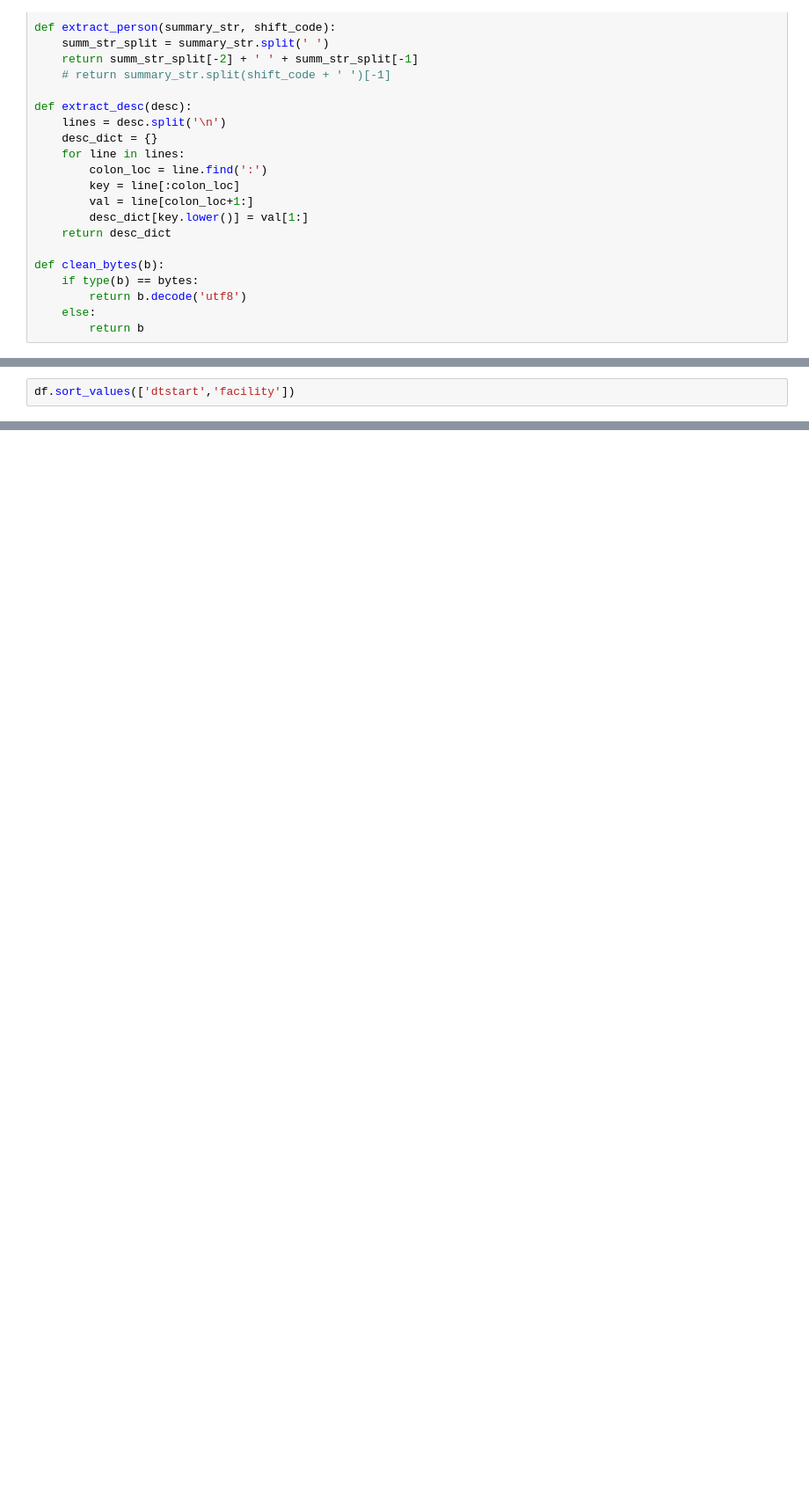
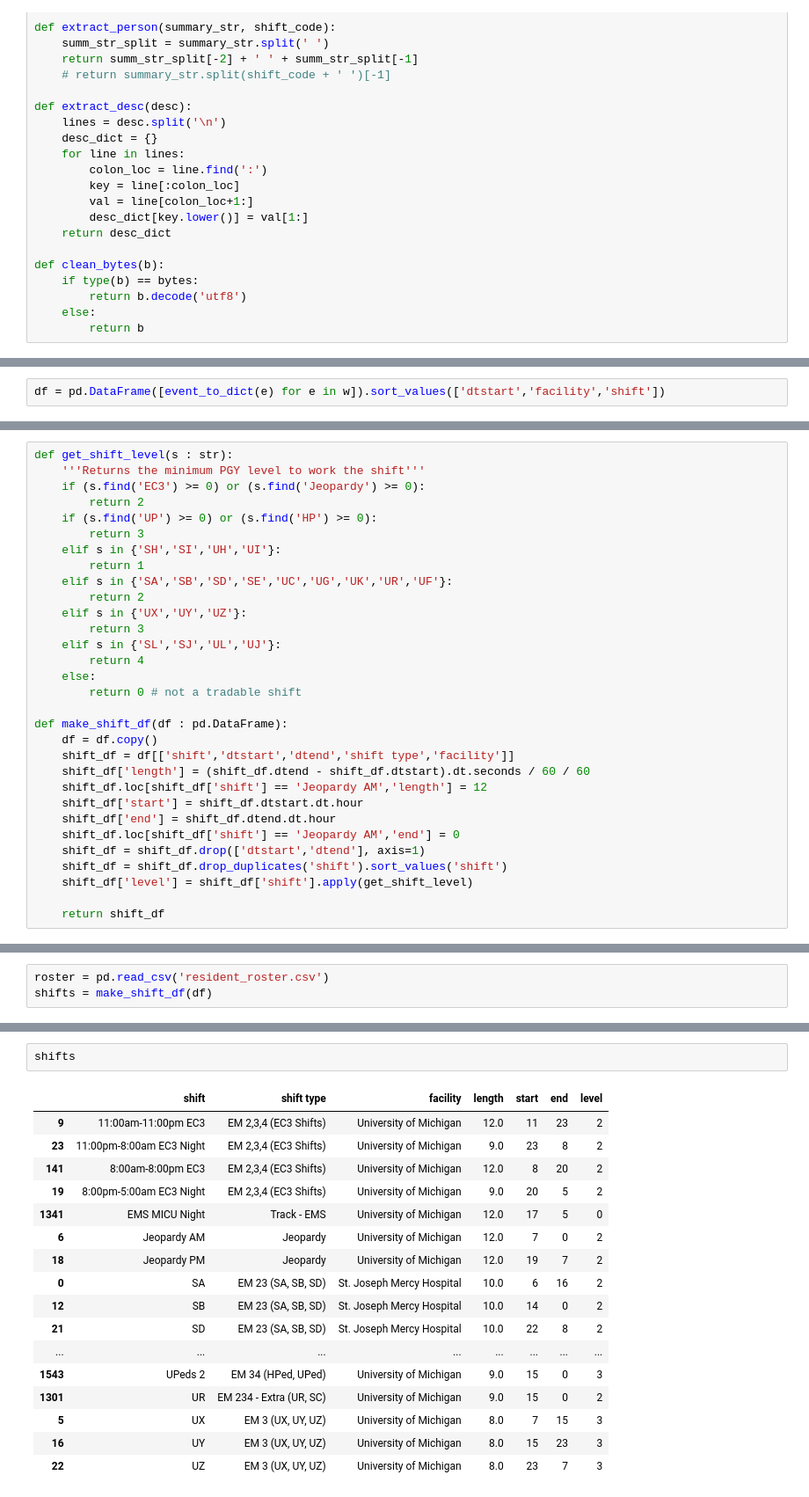
Before and after one commit to maxspad/trades, a Jupyter notebook: trades.ipynb, the cells around one changed output, grey strips where cells are left out. Shown at 88% size. Drawn from its saved outputs; the diff is of its cells as text; blank space fills up the shorter version.

Commit message:
made shift dataframe and roster

```diff
--- a/trades.ipynb
+++ b/trades.ipynb
@@ -91,2 +45,2 @@ Name: person, Length: 99, dtype: int64
 # %%
-df.sort_values(['dtstart','facility'])
+df = pd.DataFrame([event_to_dict(e) for e in w]).sort_values(['dtstart','facility','shift'])
@@ -122,0 +47,31 @@ for e in w:
+# %%
+def get_shift_level(s : str):
+    '''Returns the minimum PGY level to work the shift'''
+    if (s.find('EC3') >= 0) or (s.find('Jeopardy') >= 0):
+        return 2
+    if (s.find('UP') >= 0) or (s.find('HP') >= 0):
+        return 3
+    elif s in {'SH','SI','UH','UI'}:
+        return 1
+    elif s in {'SA','SB','SD','SE','UC','UG','UK','UR','UF'}:
+        return 2
+    elif s in {'UX','UY','UZ'}:
+        return 3
+    elif s in {'SL','SJ','UL','UJ'}:
+        return 4
+    else:
+        return 0 # not a tradable shift
+
+def make_shift_df(df : pd.DataFrame):
+    df = df.copy()
+    shift_df = df[['shift','dtstart','dtend','shift type','facility']]
+    shift_df['length'] = (shift_df.dtend - shift_df.dtstart).dt.seconds / 60 / 60
+    shift_df.loc[shift_df['shift'] == 'Jeopardy AM','length'] = 12
+    shift_df['start'] = shift_df.dtstart.dt.hour
+    shift_df['end'] = shift_df.dtend.dt.hour
+    shift_df.loc[shift_df['shift'] == 'Jeopardy AM','end'] = 0
+    shift_df = shift_df.drop(['dtstart','dtend'], axis=1)
+    shift_df = shift_df.drop_duplicates('shift').sort_values('shift')
+    shift_df['level'] = shift_df['shift'].apply(get_shift_level)
+
+    return shift_df
@@ -122,0 +81,3 @@ for e in w:
+# %%
+roster = pd.read_csv('resident_roster.csv')
+shifts = make_shift_df(df)
@@ -122,0 +121,20 @@ for e in w:
+# %%
+shifts
+# %% [output]
+|  | shift | shift type | facility | length | start | end | level |
+| 9 | 11:00am-11:00pm EC3 | EM 2,3,4 (EC3 Shifts) | University of Michigan | 12.0 | 11 | 23 | 2 |
+| 23 | 11:00pm-8:00am EC3 Night | EM 2,3,4 (EC3 Shifts) | University of Michigan | 9.0 | 23 | 8 | 2 |
+| 141 | 8:00am-8:00pm EC3 | EM 2,3,4 (EC3 Shifts) | University of Michigan | 12.0 | 8 | 20 | 2 |
+| 19 | 8:00pm-5:00am EC3 Night | EM 2,3,4 (EC3 Shifts) | University of Michigan | 9.0 | 20 | 5 | 2 |
+| 1341 | EMS MICU Night | Track - EMS | University of Michigan | 12.0 | 17 | 5 | 0 |
+| 6 | Jeopardy AM | Jeopardy | University of Michigan | 12.0 | 7 | 0 | 2 |
+| 18 | Jeopardy PM | Jeopardy | University of Michigan | 12.0 | 19 | 7 | 2 |
+| 0 | SA | EM 23 (SA, SB, SD) | St. Joseph Mercy Hospital | 10.0 | 6 | 16 | 2 |
+| 12 | SB | EM 23 (SA, SB, SD) | St. Joseph Mercy Hospital | 10.0 | 14 | 0 | 2 |
+| 21 | SD | EM 23 (SA, SB, SD) | St. Joseph Mercy Hospital | 10.0 | 22 | 8 | 2 |
+| ... | ... | ... | ... | ... | ... | ... | ... |
+| 1543 | UPeds 2 | EM 34 (HPed, UPed) | University of Michigan | 9.0 | 15 | 0 | 3 |
+| 1301 | UR | EM 234 - Extra (UR, SC) | University of Michigan | 9.0 | 15 | 0 | 2 |
+| 5 | UX | EM 3 (UX, UY, UZ) | University of Michigan | 8.0 | 7 | 15 | 3 |
+| 16 | UY | EM 3 (UX, UY, UZ) | University of Michigan | 8.0 | 15 | 23 | 3 |
+| 22 | UZ | EM 3 (UX, UY, UZ) | University of Michigan | 8.0 | 23 | 7 | 3 |
```
Also changed, not shown: parts of 13 cells of this notebook, 2 other files.
